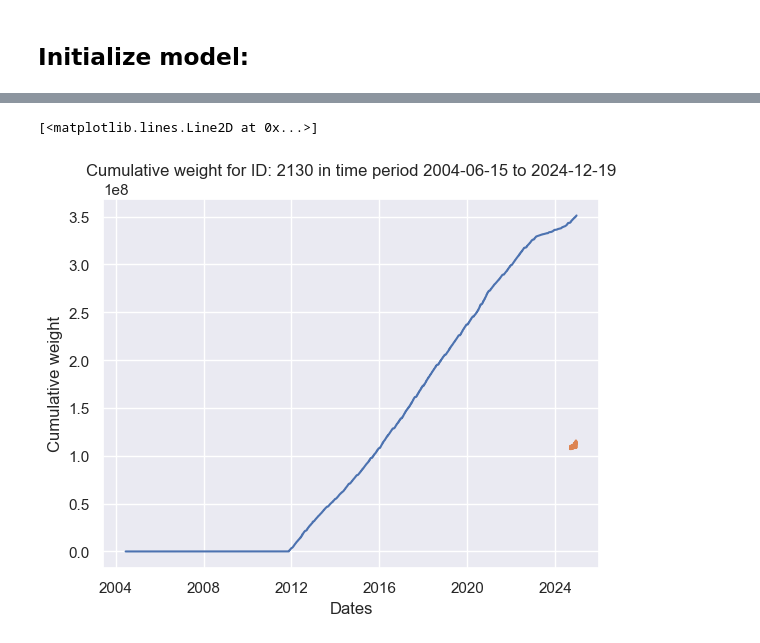
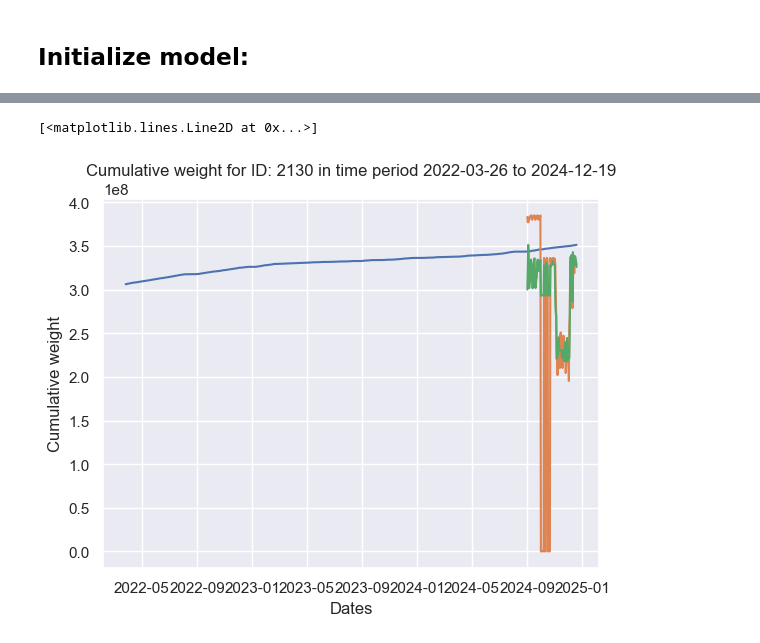
Before and after one commit to akselgs/Modern_ML_85, a Jupyter notebook: A_EDA_data_exploration.ipynb, the cells around one changed output, grey strips where cells are left out. Saved outputs shown, nothing was run; the diff lists cells and outputs as text; code cells hidden in the pictures.

```diff
--- a/A_EDA_data_exploration.ipynb
+++ b/A_EDA_data_exploration.ipynb
@@ -297,3 +368,16 @@ print(full_map.head())
+# %%
+train_internal_2030 = train_full_2030[train_full_2030["date"] < eval_split_start]
+eval_internal_2030 = train_full_2030[(train_full_2030["date"] >= eval_split_start) & (train_full_2030["date"] <= eval_split_end) ]
+
+train_internal_2030 = add_statics_internal(train_internal_2030)
+
+print("train_internal starts at ",train_internal_2030["date"].min() , "and ends at ",train_internal_2030["date"].max() )
+print("eval_internal starts at ",eval_internal_2030["date"].min() , "and ends at ", eval_internal_2030["date"].max())
+
+X_train_internal = train_internal_2030[feature_columns]
+y_train_internal = train_internal_2030["cumulative_weight"]
+X_eval_internal = eval_internal_2030[feature_columns]
+y_eval_internal = eval_internal_2030["cumulative_weight"]
 # %% [markdown]
 ## Initialize model:
 # %%
@@ -316,10 +417,17 @@ plt.show()
 [figure]
 # %%
-predictions = xgb_model.predict(full_map[feature_columns])
+xgb_predictions = xgb_model.predict(full_map[feature_columns])
+lgb_predictions = lgb_model.predict(full_map[feature_columns])
+cb_predictions = cb_model.predict(full_map[feature_columns])
+rf_predictions = rf_model.predict(full_map[feature_columns])
+hgb_predictions = hgb_model.predict(full_map[feature_columns])
 
-prediction_map = pd.DataFrame({"datetime" : full_map["datetime"]}, index=["row1"])
-prediction_map["date"] = full_map["date"]
-prediction_map["predictions"] = predictions
+prediction_map = full_map.copy()
+prediction_map["xgb_predicts"] = xgb_predictions
+prediction_map["lgb_predicts"] = lgb_predictions
+prediction_map["cb_predicts"] = cb_predictions
+prediction_map["rf_predicts"] = rf_predictions
+prediction_map["hgb_predicts"] = hgb_predictions
 
 print(prediction_map.head())
 # %% [output]
@@ -327,9 +451,17 @@ TypeError: Index(...) must be called with a collection of some kind, False was p
 # %%
 #prediction_map["rm_id"] = 2130
-plot_id_simple(2130, final_df)
+plot_id_simple(2130, df_2130.tail(n=1000))
 x = prediction_map["date"]
-y = prediction_map["predictions"]
+y = prediction_map["xgb_predicts"]
+y2 = prediction_map["lgb_predicts"]
+y3 = prediction_map["cb_predicts"]
+y4 = prediction_map["rf_predicts"]
+y5 = prediction_map["hgb_predicts"]
 plt.plot(x,y)
+plt.plot(x,y2)
+#plt.plot(x,y3)
+#plt.plot(x,y4)
+#plt.plot(x,y5)
 # %% [output]
 [<matplotlib.lines.Line2D at 0x...>]
-[figure, old version]
+[figure, new version]
```
Also changed, not shown: parts of 9 cells of this notebook.
